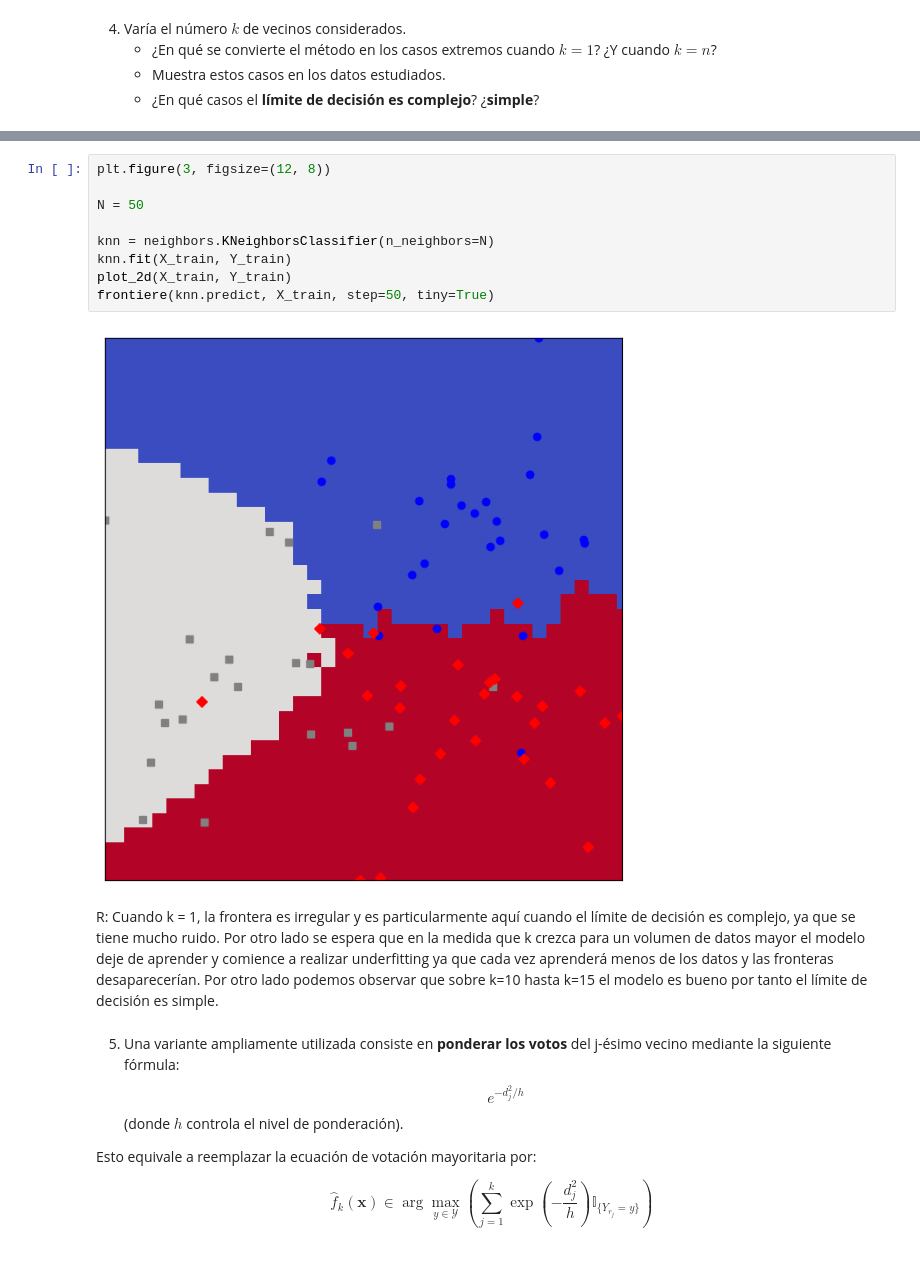
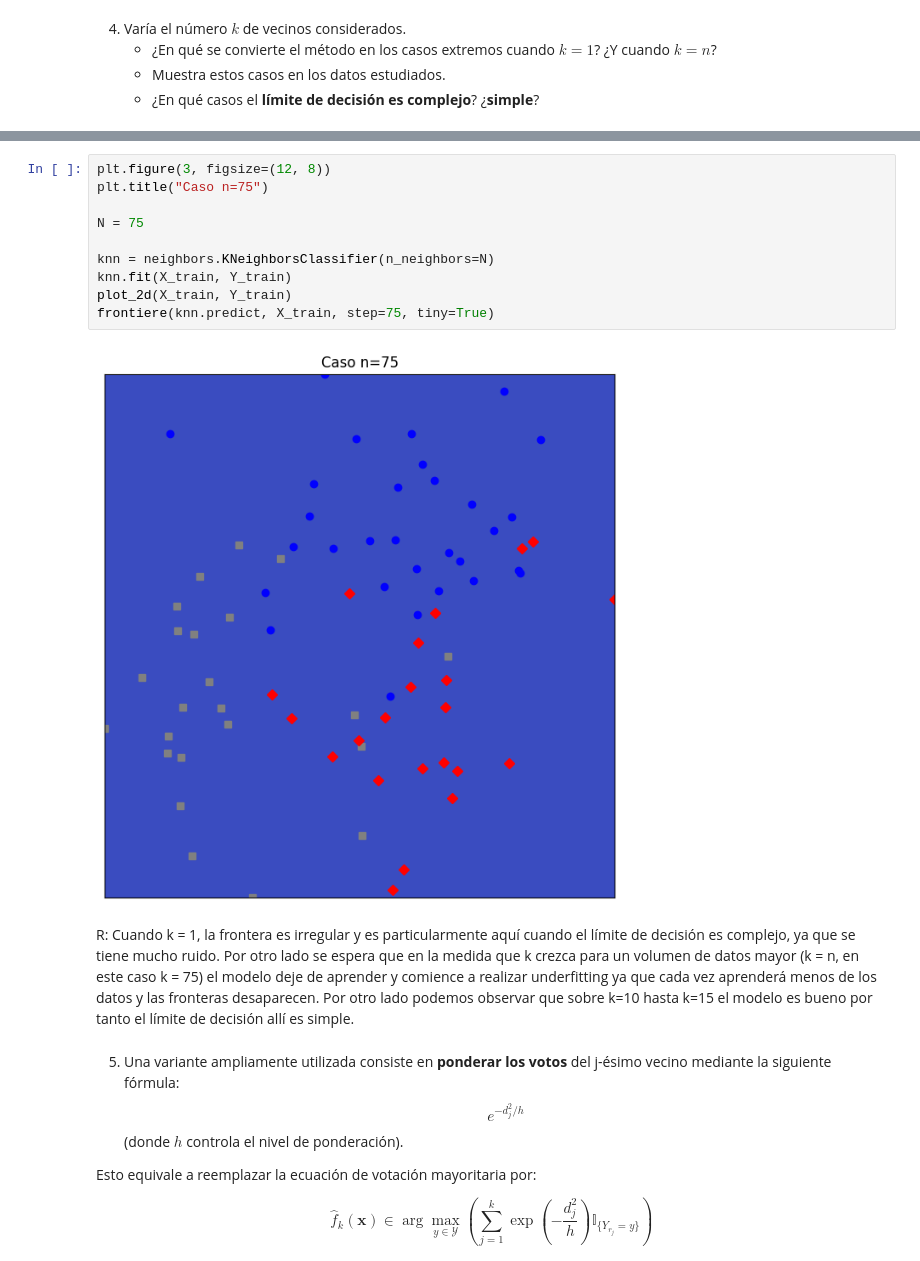
Before and after one commit to SebaSalasLvd/laboratorios-mineria, a Jupyter notebook: lab4/Lab_4.ipynb, the cells around one changed output, grey strips where cells are left out. Cells and saved outputs as stored; diff of their text form.

Commit message:
fix: changed n to 75 to get underfitting

```diff
--- a/lab4/Lab_4.ipynb
+++ b/lab4/Lab_4.ipynb
@@ -298,16 +298,17 @@ plt.tight_layout()
 # %%
 plt.figure(3, figsize=(12, 8))
+plt.title("Caso n=75")
 
-N = 50
+N = 75
 
 knn = neighbors.KNeighborsClassifier(n_neighbors=N)
 knn.fit(X_train, Y_train)
 plot_2d(X_train, Y_train)
-frontiere(knn.predict, X_train, step=50, tiny=True)
+frontiere(knn.predict, X_train, step=75, tiny=True)
 # %% [output]
-[figure, old version]
+[figure, new version]
 # %% [markdown]
-R: Cuando k = 1, la frontera es irregular y es particularmente aquí cuando el límite de decisión es complejo, ya que se tiene mucho ruido. Por otro lado se espera que en la medida que k crezca para un volumen de datos mayor el modelo deje de aprender y comience a realizar underfitting ya que cada vez aprenderá menos de los datos y las fronteras desaparecerían. Por otro lado podemos observar que sobre k=10 hasta k=15 el modelo es bueno por tanto el límite de decisión es simple.
+R: Cuando k = 1, la frontera es irregular y es particularmente aquí cuando el límite de decisión es complejo, ya que se tiene mucho ruido. Por otro lado se espera que en la medida que k crezca para un volumen de datos mayor (k = n, en este caso k = 75) el modelo deje de aprender y comience a realizar underfitting ya que cada vez aprenderá menos de los datos y las fronteras desaparecen. Por otro lado podemos observar que sobre k=10 hasta k=15 el modelo es bueno por tanto el límite de decisión allí es simple.
 # %% [markdown]
  5. Una variante ampliamente utilizada consiste en **ponderar los votos** del j-ésimo vecino mediante la siguiente fórmula:
    $$
```
Also changed, not shown: parts of 10 cells of this notebook.
